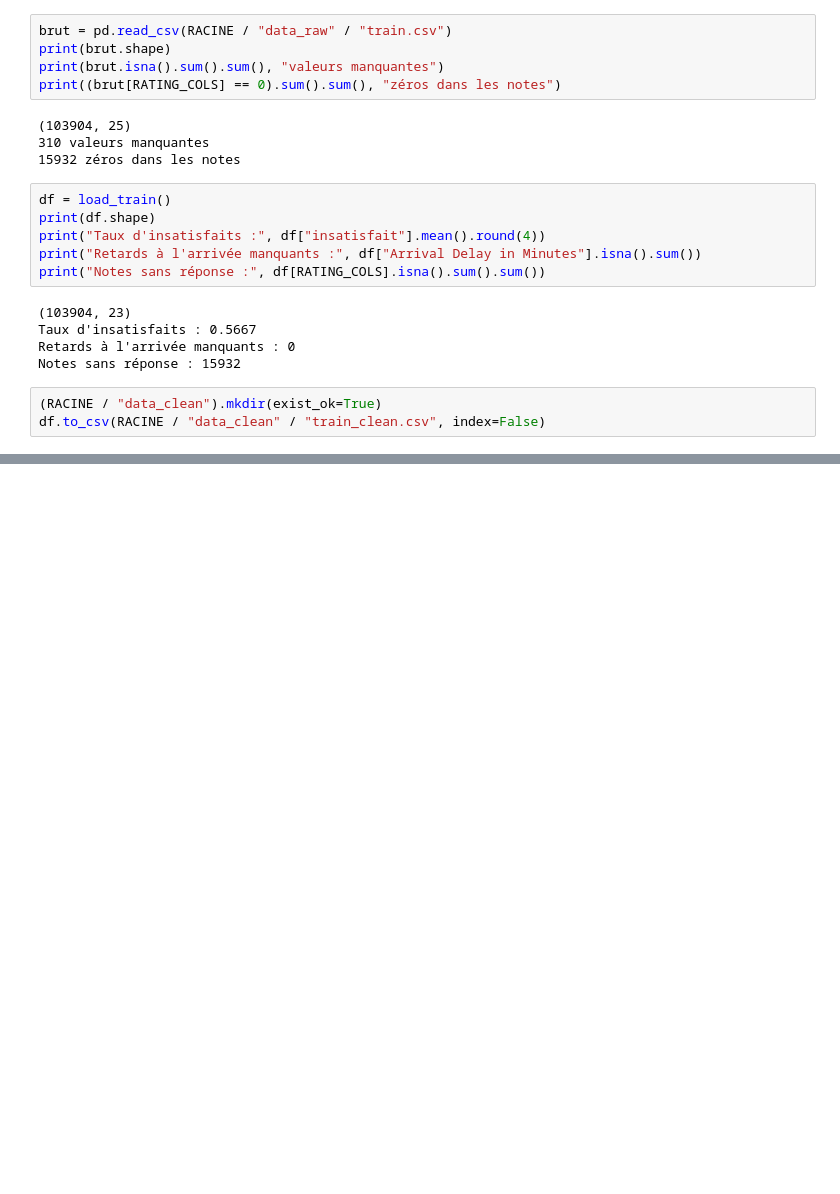
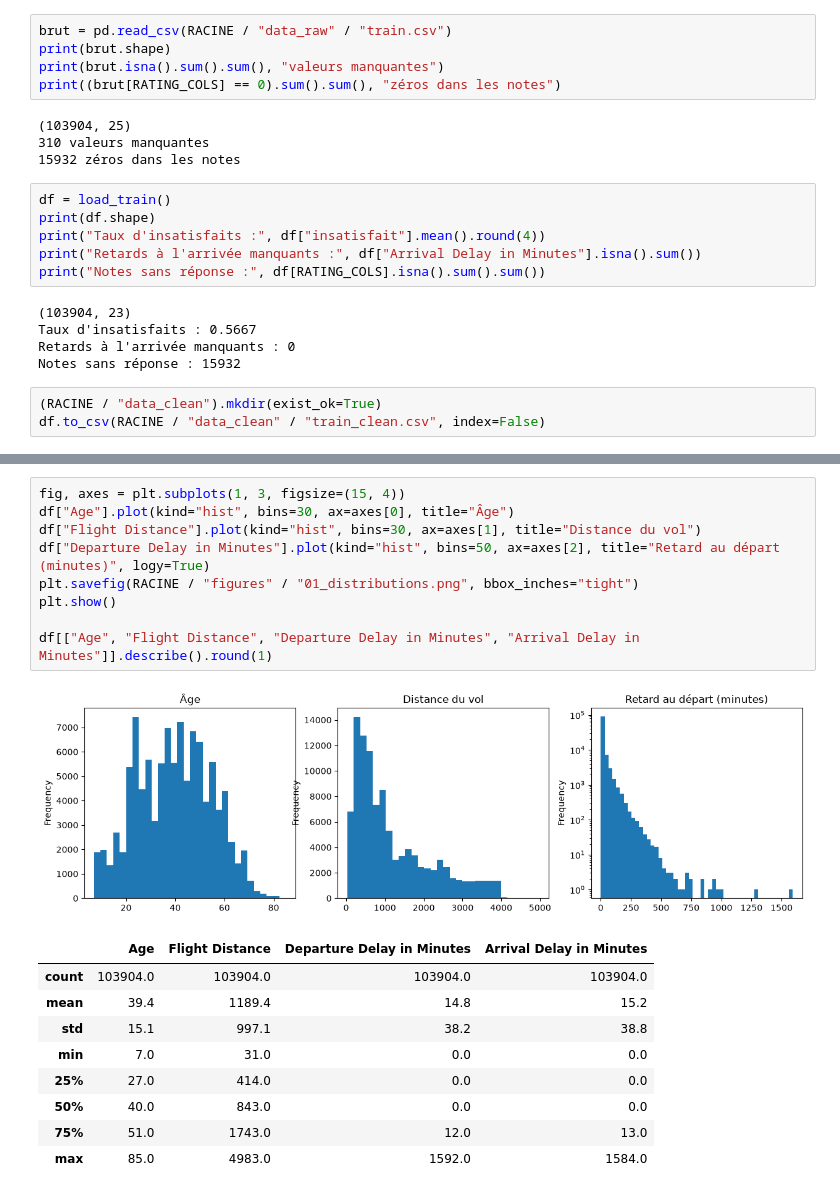
Before and after one commit to Liliedmgs/Rush-3, a Jupyter notebook: notebooks/01_exploration.ipynb, the cells around one changed output, grey strips where cells are left out. Drawn from its saved outputs; the diff is of its cells as text; blank space fills up the shorter version.

```diff
--- a/notebooks/01_exploration.ipynb
+++ b/notebooks/01_exploration.ipynb
@@ -29,0 +95,20 @@ df.to_csv(RACINE / "data_clean" / "train_clean.csv", index=False)
+# %%
+fig, axes = plt.subplots(1, 3, figsize=(15, 4))
+df["Age"].plot(kind="hist", bins=30, ax=axes[0], title="Âge")
+df["Flight Distance"].plot(kind="hist", bins=30, ax=axes[1], title="Distance du vol")
+df["Departure Delay in Minutes"].plot(kind="hist", bins=50, ax=axes[2], title="Retard au départ (minutes)", logy=True)
+plt.savefig(RACINE / "figures" / "01_distributions.png", bbox_inches="tight")
+plt.show()
+
+df[["Age", "Flight Distance", "Departure Delay in Minutes", "Arrival Delay in Minutes"]].describe().round(1)
+# %% [output]
+[figure, added]
+|  | Age | Flight Distance | Departure Delay in Minutes | Arrival Delay in Minutes |
+| count | 103904.0 | 103904.0 | 103904.0 | 103904.0 |
+| mean | 39.4 | 1189.4 | 14.8 | 15.2 |
+| std | 15.1 | 997.1 | 38.2 | 38.8 |
+| min | 7.0 | 31.0 | 0.0 | 0.0 |
+| 25% | 27.0 | 414.0 | 0.0 | 0.0 |
+| 50% | 40.0 | 843.0 | 0.0 | 0.0 |
+| 75% | 51.0 | 1743.0 | 12.0 | 13.0 |
+| max | 85.0 | 4983.0 | 1592.0 | 1584.0 |
```
Also changed, not shown: parts of 8 cells of this notebook, 2 other files.
